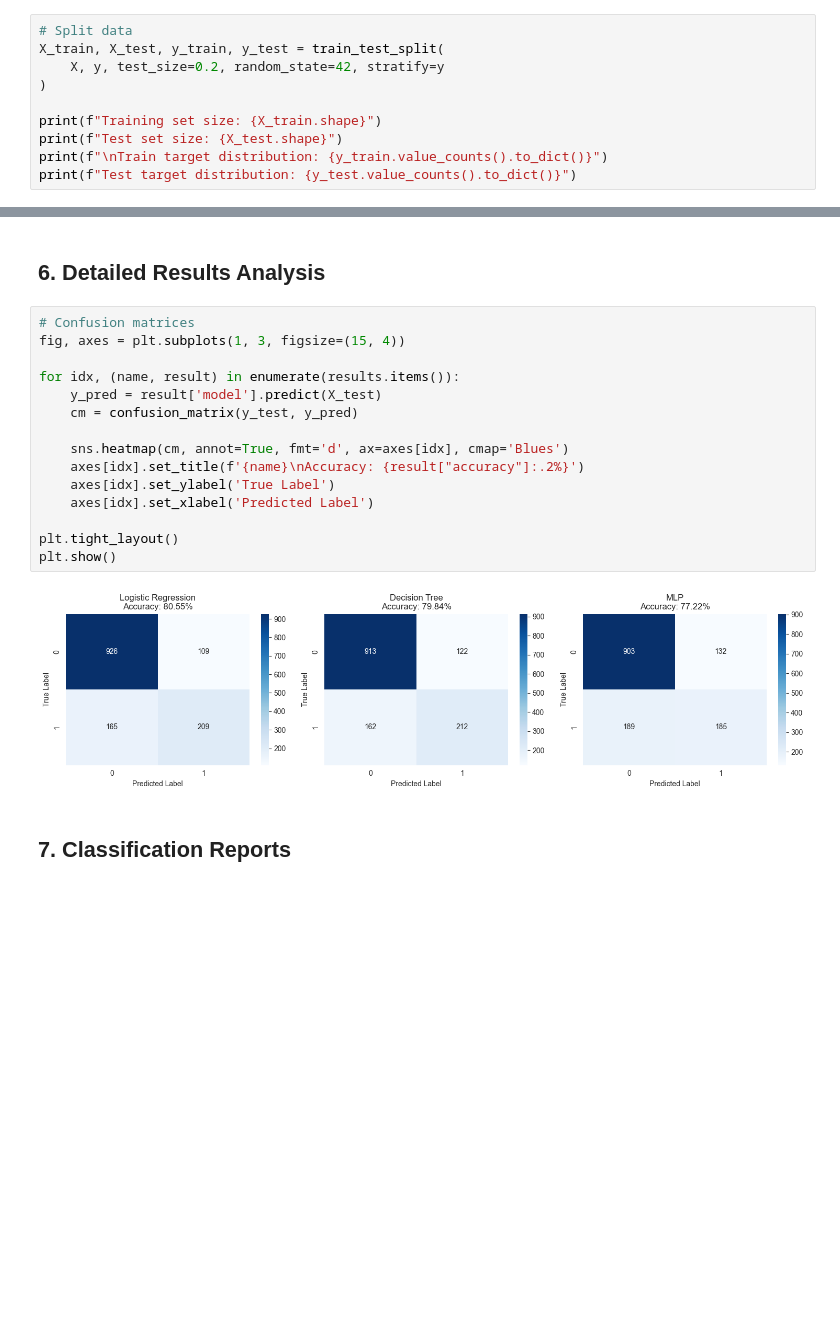
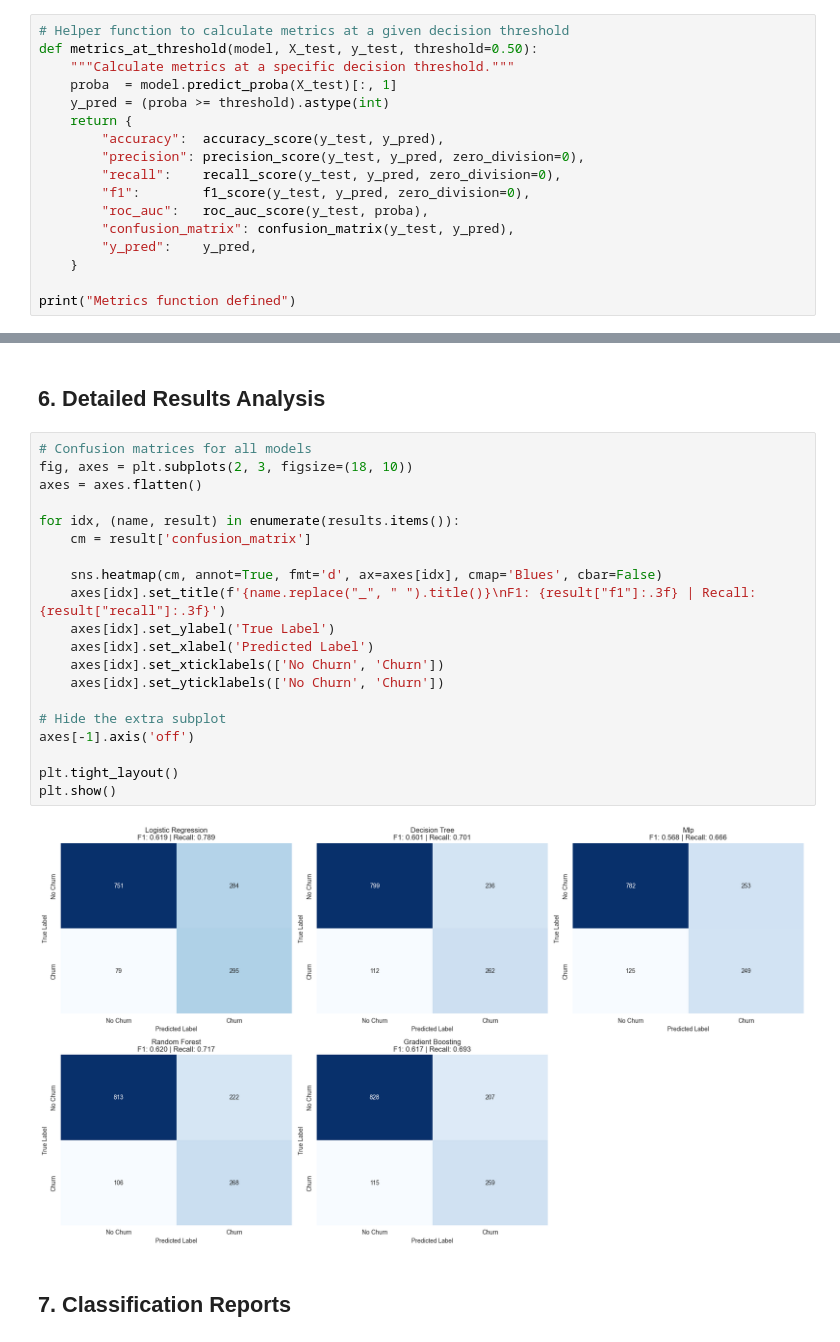
Before and after one commit to r0hansng/customer-churn-prediction, a Jupyter notebook: notebooks/model_experiment.ipynb, the cells around one changed output, grey strips where cells are left out. Drawn from its saved outputs; the diff is of its cells as text; blank space fills up the shorter version.

```diff
--- a/notebooks/model_experiment.ipynb
+++ b/notebooks/model_experiment.ipynb
@@ -81,13 +116,20 @@ Preprocessing pipeline created successfully!
 # %% [markdown]
 ## 3. Train-Test Split
 # %%
-# Split data
-X_train, X_test, y_train, y_test = train_test_split(
-    X, y, test_size=0.2, random_state=42, stratify=y
-)
+# Helper function to calculate metrics at a given decision threshold
+def metrics_at_threshold(model, X_test, y_test, threshold=0.50):
+    """Calculate metrics at a specific decision threshold."""
+    proba  = model.predict_proba(X_test)[:, 1]
+    y_pred = (proba >= threshold).astype(int)
+    return {
+        "accuracy":  accuracy_score(y_test, y_pred),
+        "precision": precision_score(y_test, y_pred, zero_division=0),
+        "recall":    recall_score(y_test, y_pred, zero_division=0),
+        "f1":        f1_score(y_test, y_pred, zero_division=0),
+        "roc_auc":   roc_auc_score(y_test, proba),
+        "confusion_matrix": confusion_matrix(y_test, y_pred),
+        "y_pred":    y_pred,
+    }
 
-print(f"Training set size: {X_train.shape}")
-print(f"Test set size: {X_test.shape}")
-print(f"\nTrain target distribution: {y_train.value_counts().to_dict()}")
-print(f"Test target distribution: {y_test.value_counts().to_dict()}")
+print("Metrics function defined")
 # %% [output]
@@ -221,22 +228,27 @@ Best Model by F1 Score: Logistic Regression
 # %% [markdown]
 ## 6. Detailed Results Analysis
 # %%
-# Confusion matrices
-fig, axes = plt.subplots(1, 3, figsize=(15, 4))
+# Confusion matrices for all models
+fig, axes = plt.subplots(2, 3, figsize=(18, 10))
+axes = axes.flatten()
 
 for idx, (name, result) in enumerate(results.items()):
-    y_pred = result['model'].predict(X_test)
-    cm = confusion_matrix(y_test, y_pred)
+    cm = result['confusion_matrix']
 
-    sns.heatmap(cm, annot=True, fmt='d', ax=axes[idx], cmap='Blues')
-    axes[idx].set_title(f'{name}\nAccuracy: {result["accuracy"]:.2%}')
+    sns.heatmap(cm, annot=True, fmt='d', ax=axes[idx], cmap='Blues', cbar=False)
+    axes[idx].set_title(f'{name.replace("_", " ").title()}\nF1: {result["f1"]:.3f} | Recall: {result["recall"]:.3f}')
     axes[idx].set_ylabel('True Label')
     axes[idx].set_xlabel('Predicted Label')
+    axes[idx].set_xticklabels(['No Churn', 'Churn'])
+    axes[idx].set_yticklabels(['No Churn', 'Churn'])
+
+# Hide the extra subplot
+axes[-1].axis('off')
 
 plt.tight_layout()
 plt.show()
 # %% [output]
-[figure, old version]
+[figure, new version]
 # %% [markdown]
 ## 7. Classification Reports
 # %%
```
Also changed, not shown: parts of 8 cells of this notebook, 2 other files.
